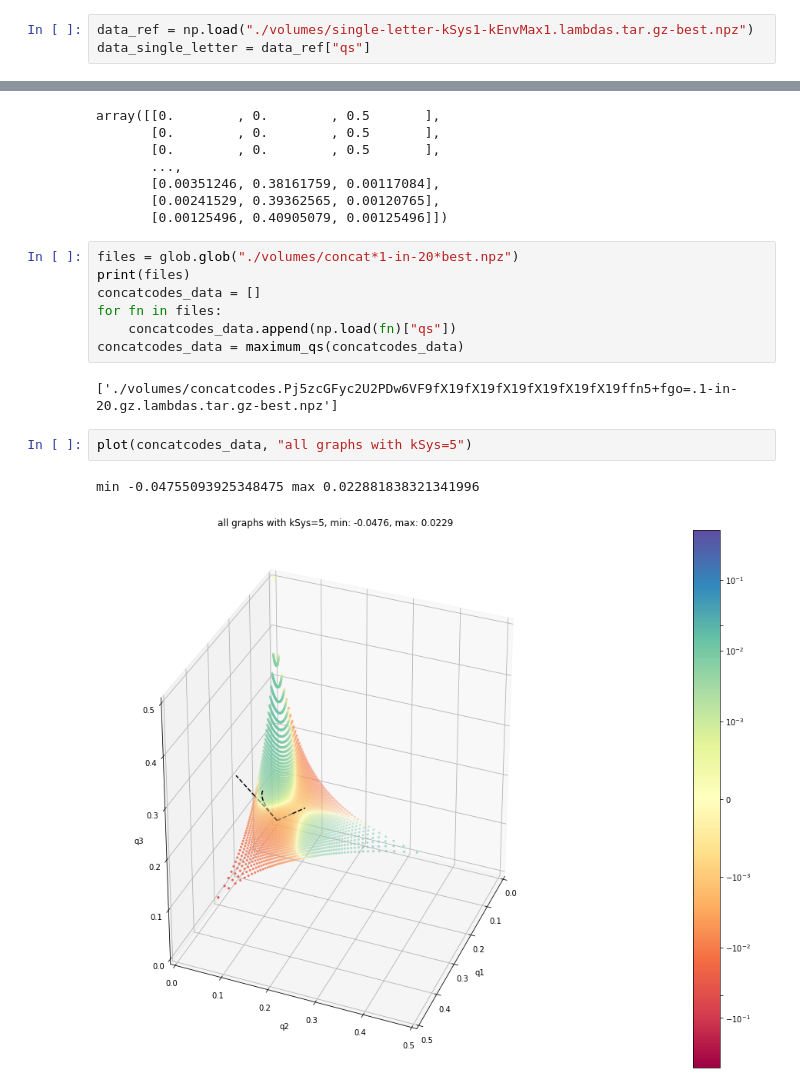
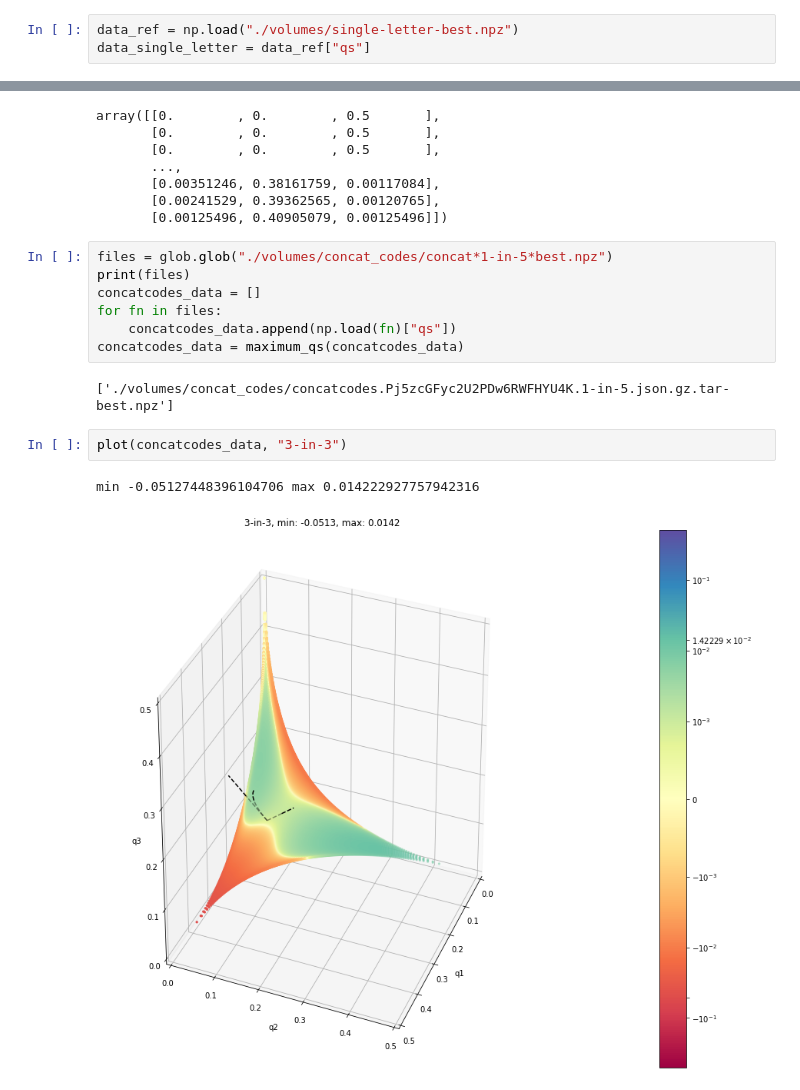
Before and after one commit to rumschuettel/CoffeeCode, a Jupyter notebook: scripts/show-3dplot.ipynb, the cells around one changed output, grey strips where cells are left out. Cells and saved outputs as stored; diff of their text form.

```diff
--- a/scripts/show-3dplot.ipynb
+++ b/scripts/show-3dplot.ipynb
@@ -91,7 +95,7 @@ color_mapper = SymLogNorm(linthresh=.00008, linscale=.00008, vmin=-.1, vmax=.1)
 # %%
 viridis = cm.get_cmap('Spectral')
 # %%
-data_ref = np.load("./volumes/single-letter-kSys1-kEnvMax1.lambdas.tar.gz-best.npz")
+data_ref = np.load("./volumes/single-letter-best.npz")
 data_single_letter = data_ref["qs"]
 # %%
 def plot(qs_competitor, title, qs_ref=data_single_letter):
@@ -159,16 +163,16 @@ array([[0.        , 0.        , 0.5       ],
        [0.00241529, 0.39362565, 0.00120765],
        [0.00125496, 0.40905079, 0.00125496]])
 # %%
-files = glob.glob("./volumes/concat*1-in-20*best.npz")
+files = glob.glob("./volumes/concat_codes/concat*1-in-5*best.npz")
 print(files)
 concatcodes_data = []
 for fn in files:
     concatcodes_data.append(np.load(fn)["qs"])
 concatcodes_data = maximum_qs(concatcodes_data)
 # %% [output]
-['./volumes/concatcodes.Pj5zcGFyc2U2PDw6VF9fX19fX19fX19fX19fX19fX19ffn5+fgo=.1-in-20.gz.lambdas.tar.gz-best.npz']
+['./volumes/concat_codes/concatcodes.Pj5zcGFyc2U2PDw6RWFHYU4K.1-in-5.json.gz.tar-best.npz']
-# %%
-plot(concatcodes_data, "all graphs with kSys=5")
-# %% [output]
-min -0.04755093925348475 max 0.022881838321341996
-[figure, removed]
+# %%
+plot(concatcodes_data, "3-in-3")
+# %% [output]
+min -0.05127448396104706 max 0.014222927757942316
+[figure, added]
```
Also changed, not shown: parts of 3 cells of this notebook, 18 other files.
